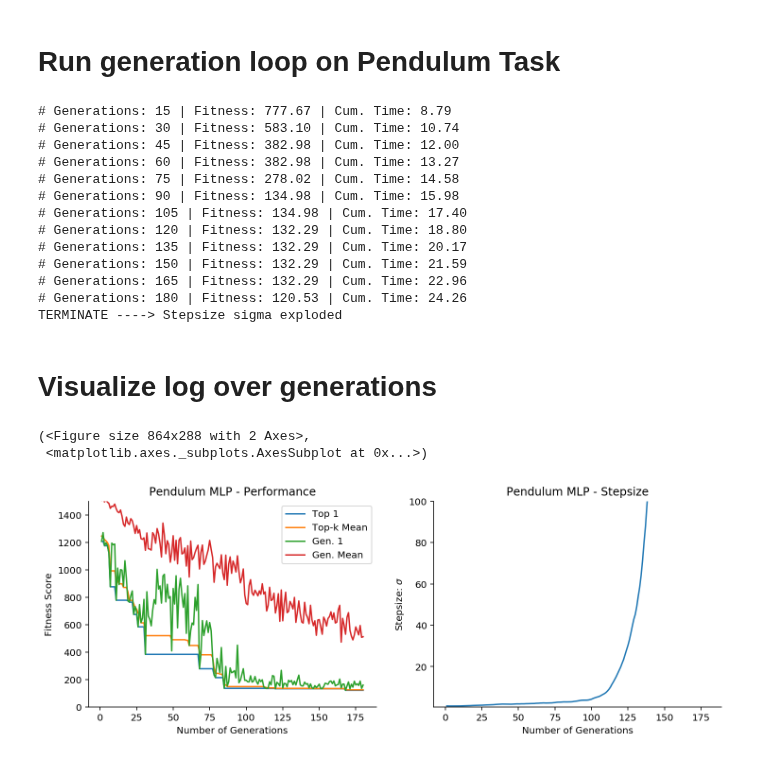
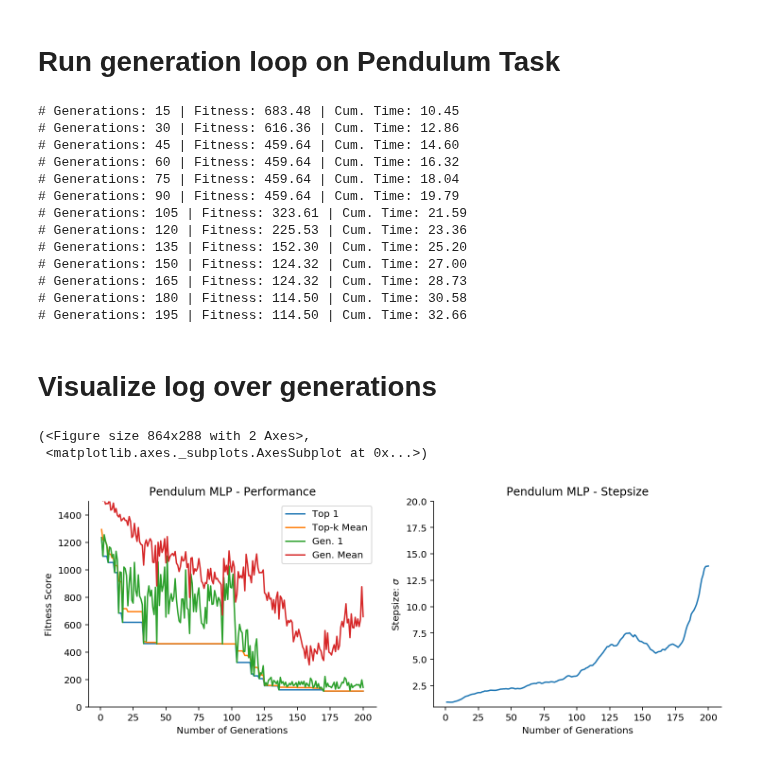
Before and after one commit to RobertTLange/evosax, a Jupyter notebook: notebooks/02_cma_es_control.ipynb, the cells around one changed output. Drawn from its saved outputs; the diff is of its cells as text; code cells hidden in the pictures.

```diff
--- a/notebooks/02_cma_es_control.ipynb
+++ b/notebooks/02_cma_es_control.ipynb
@@ -94,7 +93,7 @@ start_t = time.time()
 for g in range(num_generations):
     # Ask ES for next generation params
     rng, rng_ask, rng_eval = jax.random.split(rng, 3)
-    x, memory = ask(rng_input, params, memory)
+    x, memory = ask(rng_ask, params, memory)
 
     # Reshape and rollout/eval batch
     rollout_keys = jax.random.split(rng_eval, num_evals_per_gen)
@@ -111,19 +110,19 @@ for g in range(num_generations):
         if check_termination(values, params, memory):
             break
 # %% [output]
-# Generations: 15 | Fitness: 777.67 | Cum. Time: 8.79
-# Generations: 30 | Fitness: 583.10 | Cum. Time: 10.74
-# Generations: 45 | Fitness: 382.98 | Cum. Time: 12.00
-# Generations: 60 | Fitness: 382.98 | Cum. Time: 13.27
-# Generations: 75 | Fitness: 278.02 | Cum. Time: 14.58
-# Generations: 90 | Fitness: 134.98 | Cum. Time: 15.98
-# Generations: 105 | Fitness: 134.98 | Cum. Time: 17.40
-# Generations: 120 | Fitness: 132.29 | Cum. Time: 18.80
-# Generations: 135 | Fitness: 132.29 | Cum. Time: 20.17
-# Generations: 150 | Fitness: 132.29 | Cum. Time: 21.59
-# Generations: 165 | Fitness: 132.29 | Cum. Time: 22.96
-# Generations: 180 | Fitness: 120.53 | Cum. Time: 24.26
-TERMINATE ----> Stepsize sigma exploded
+# Generations: 15 | Fitness: 683.48 | Cum. Time: 10.45
+# Generations: 30 | Fitness: 616.36 | Cum. Time: 12.86
+# Generations: 45 | Fitness: 459.64 | Cum. Time: 14.60
+# Generations: 60 | Fitness: 459.64 | Cum. Time: 16.32
+# Generations: 75 | Fitness: 459.64 | Cum. Time: 18.04
+# Generations: 90 | Fitness: 459.64 | Cum. Time: 19.79
+# Generations: 105 | Fitness: 323.61 | Cum. Time: 21.59
+# Generations: 120 | Fitness: 225.53 | Cum. Time: 23.36
+# Generations: 135 | Fitness: 152.30 | Cum. Time: 25.20
+# Generations: 150 | Fitness: 124.32 | Cum. Time: 27.00
+# Generations: 165 | Fitness: 124.32 | Cum. Time: 28.73
+# Generations: 180 | Fitness: 114.50 | Cum. Time: 30.58
+# Generations: 195 | Fitness: 114.50 | Cum. Time: 32.66
 # %%
 # Save log to .pkl file
 from evosax.utils import save_logger, load_logger
@@ -137,8 +137,8 @@ import matplotlib.pyplot as plt
 # %%
 fig, axs = plt.subplots(1, 2, figsize=(12, 4))
 plot_fitness(loaded_log, title="Pendulum MLP - Performance", ylims=(0, 1500), fig=fig, ax=axs[0])
-plot_sigma(loaded_log, title="Pendulum MLP - Stepsize", ylims=(0.5, 100), fig=fig, ax=axs[1])
+plot_sigma(loaded_log, title="Pendulum MLP - Stepsize", ylims=(0.5, 20), fig=fig, ax=axs[1])
 # %% [output]
 (<Figure size 864x288 with 2 Axes>,
  <matplotlib.axes._subplots.AxesSubplot at 0x...>)
-[figure, old version]
+[figure, new version]
```
Also changed, not shown: parts of 12 cells of this notebook, 7 other files.
